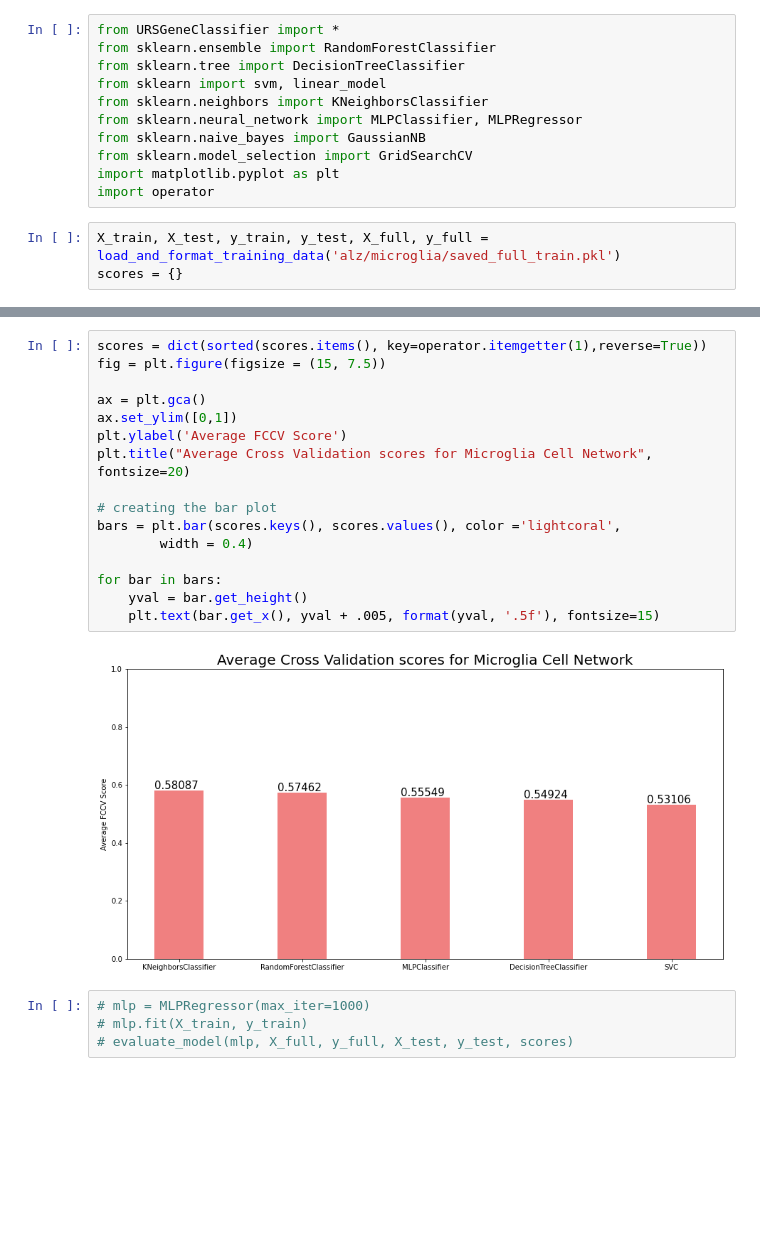
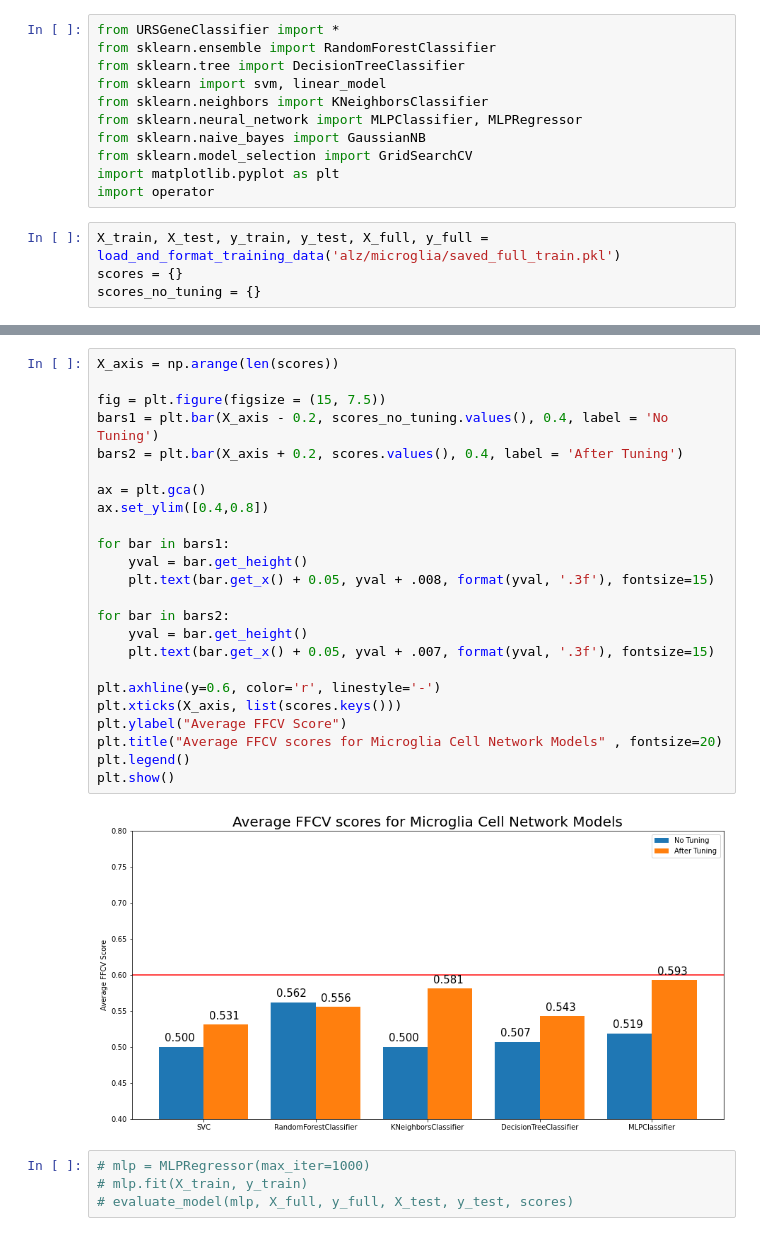
Before and after one commit to dhruv0811/GeneClassification, a Jupyter notebook: MicrogliaBinaryClassifier.ipynb, the cells around one changed output, grey strips where cells are left out. Saved outputs shown, nothing was run; the diff lists cells and outputs as text; blank space fills up the shorter version.

Commit message:
Added graphs

```diff
--- a/MicrogliaBinaryClassifier.ipynb
+++ b/MicrogliaBinaryClassifier.ipynb
@@ -12,6 +12,7 @@ import operator
 # %%
 X_train, X_test, y_train, y_test, X_full, y_full = load_and_format_training_data('alz/microglia/saved_full_train.pkl')
 scores = {}
+scores_no_tuning = {}
 # %%
 svm_linear = svm.SVC(kernel='linear')
 svm_linear.fit(X_train, y_train)
@@ -189,21 +258,29 @@ Accuracy: 0.40816326530612246
 # %%
-scores = dict(sorted(scores.items(), key=operator.itemgetter(1),reverse=True))
+X_axis = np.arange(len(scores))
+
 fig = plt.figure(figsize = (15, 7.5))
+bars1 = plt.bar(X_axis - 0.2, scores_no_tuning.values(), 0.4, label = 'No Tuning')
+bars2 = plt.bar(X_axis + 0.2, scores.values(), 0.4, label = 'After Tuning')
 
 ax = plt.gca()
-ax.set_ylim([0,1])
-plt.ylabel('Average FCCV Score')
-plt.title("Average Cross Validation scores for Microglia Cell Network", fontsize=20)
+ax.set_ylim([0.4,0.8])
 
-# creating the bar plot
-bars = plt.bar(scores.keys(), scores.values(), color ='lightcoral',
-        width = 0.4)
+for bar in bars1:
+    yval = bar.get_height()
+    plt.text(bar.get_x() + 0.05, yval + .008, format(yval, '.3f'), fontsize=15)
 
-for bar in bars:
+for bar in bars2:
     yval = bar.get_height()
-    plt.text(bar.get_x(), yval + .005, format(yval, '.5f'), fontsize=15)
+    plt.text(bar.get_x() + 0.05, yval + .007, format(yval, '.3f'), fontsize=15)
+
+plt.axhline(y=0.6, color='r', linestyle='-')
+plt.xticks(X_axis, list(scores.keys()))
+plt.ylabel("Average FFCV Score")
+plt.title("Average FFCV scores for Microglia Cell Network Models" , fontsize=20)
+plt.legend()
+plt.show()
 # %% [output]
-[figure, old version]
+[figure, new version]
 # %%
 # mlp = MLPRegressor(max_iter=1000)
 # mlp.fit(X_train, y_train)
```
Also changed, not shown: parts of 13 cells of this notebook, 1 other file.
